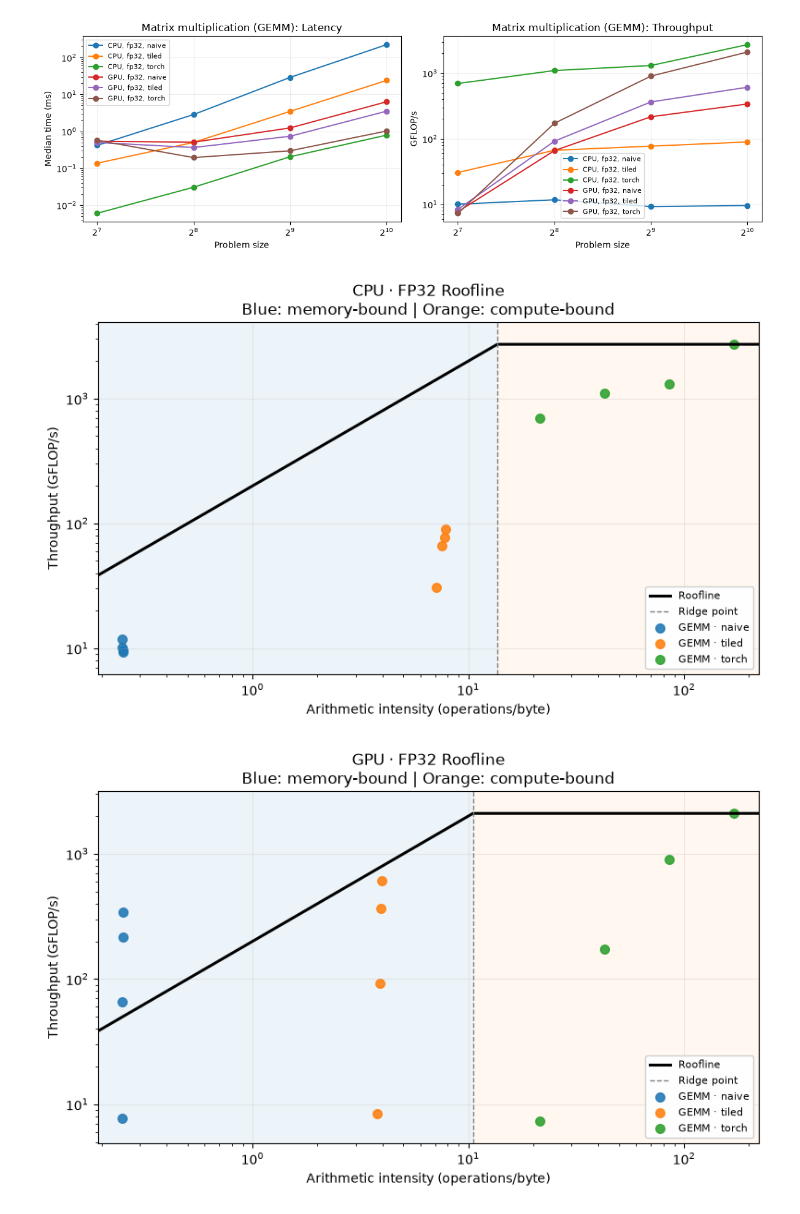
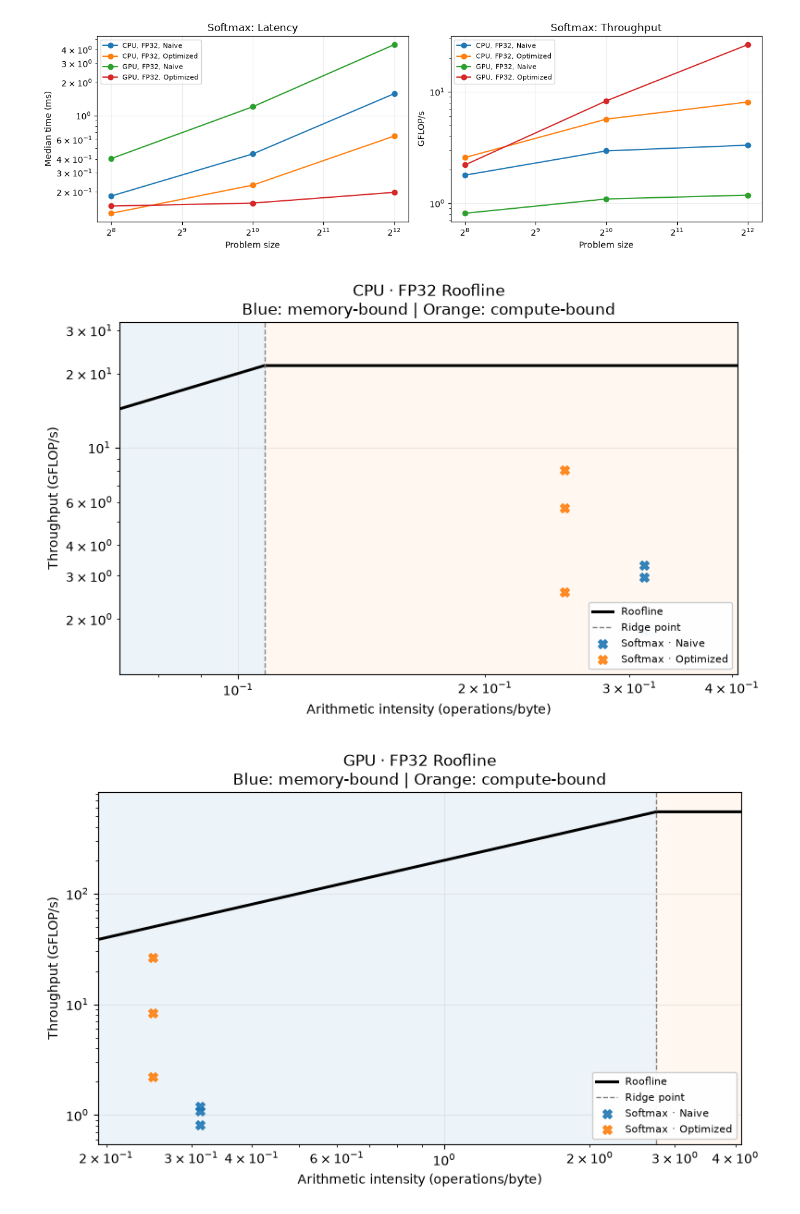
Before and after one commit to ahmedazhar2299/ml-kernel-roofline, a Jupyter notebook: notebooks/roofline_analysis.ipynb, the cells around one changed output. Saved outputs shown, nothing was run; the diff lists cells and outputs as text; code cells hidden in the pictures.

Commit message:
Add convolution softmax and layernorm benchmarks

```diff
--- a/notebooks/roofline_analysis.ipynb
+++ b/notebooks/roofline_analysis.ipynb
@@ -9,9 +9,14 @@ KERNEL_OPTIONS = {
     'add': 'Elementwise addition',
     'multiply': 'Elementwise multiplication',
     'fused_mul_add': 'Fused elementwise multiply-add',
+    'conv2d': '2D convolution',
+    'softmax': 'Softmax',
+    'layernorm': 'LayerNorm',
 }
-SELECTED_KERNELS = ['matmul']
-
+SELECTED_KERNELS = ['softmax']
+SHOW_PYTORCH = True  # Set True to include PyTorch reference measurements.
+SHOW_NAIVE = True
+SHOW_OPTIMIZED = True  # Set False to hide optimized custom kernels.
 unknown = set(SELECTED_KERNELS) - {'all'} - set(KERNEL_OPTIONS)
 if unknown:
     raise ValueError(f'Unknown kernel IDs: {sorted(unknown)}')
@@ -19,5 +24,6 @@ print('Available kernels:')
 for kernel_id, description in KERNEL_OPTIONS.items():
     selected = ' (selected)' if 'all' in SELECTED_KERNELS or kernel_id in SELECTED_KERNELS else ''
     print(f'  {kernel_id}: {description}{selected}')
+print(f'PyTorch: {SHOW_PYTORCH} | Naive: {SHOW_NAIVE} | Optimized: {SHOW_OPTIMIZED} | Precision: FP32')
 # %% [output]
 Available kernels:
@@ -32,19 +42,43 @@ import pandas as pd
 import matplotlib.pyplot as plt
 
 csv_path = Path('../results/optimization_comparison.csv')
-all_df = pd.read_csv(csv_path)
+source_df = pd.read_csv(csv_path)
+available_operations = set(source_df['operation'].unique())
+all_df = source_df.copy()
+if not SHOW_PYTORCH:
+    all_df = all_df[~all_df['variant'].isin(['torch', 'torch_eager'])].copy()
+if not SHOW_NAIVE:
+    all_df = all_df[all_df['variant'] != 'naive'].copy()
+if not SHOW_OPTIMIZED:
+    all_df = all_df[all_df['variant'] != 'optimized'].copy()
+if all_df.empty:
+    raise ValueError('No measurements remain. Enable at least one implementation group.')
 if 'all' in SELECTED_KERNELS:
-    selected = set(all_df['operation'].unique())
+    selected = available_operations
 else:
     selected = set(SELECTED_KERNELS)
 missing = selected - set(all_df['operation'].unique())
 if missing:
-    print(f'No measurements loaded for: {sorted(missing)}. Re-run run_benchmarks.py with those operation IDs and output to results/optimization_comparison.csv.')
+    print(
+        f'No measurements for {sorted(missing)}. '
+        f'Operations present in the CSV: {sorted(available_operations)}.'
+    )
 df = all_df[all_df['operation'].isin(selected)].copy()
 if df.empty:
-    raise ValueError('None of the selected kernels have measurements in the loaded CSV.')
+    raise ValueError('No measurements match the selected kernels and notebook settings.')
 display_df = df.copy()
 display_df['device'] = display_df['device'].replace({'mps': 'GPU'})
+
+# Roofline GEMM intensity uses compulsory tensor traffic: read A and B, write C.
+# Per-kernel modeled loads count cache reuse as DRAM traffic and can place valid
+# GPU results above the bandwidth roof. Keep the original metric for other plots.
+bytes_per_element = 4
+matmul_mask = df['operation'] == 'matmul'
+df['roofline_arithmetic_intensity'] = df['arithmetic_intensity']
+df.loc[matmul_mask, 'roofline_arithmetic_intensity'] = (
+    df.loc[matmul_mask, 'operations'] /
+    (3 * df.loc[matmul_mask, 'size'] ** 2 * bytes_per_element)
+)
 display_df.head()
 # %% [output]
 |  | operation | size | device | precision | variant | median_ms | operations | gflops | modeled_bytes | ... |
@@ -56,31 +90,31 @@ display_df.head()
 # %%
 # Latency and throughput versus problem size. Matmul size is N for NxN @ NxN;
 # elementwise size is the number of elements.
 kernel_names = {key: value for key, value in KERNEL_OPTIONS.items()}
 for operation, group in df.groupby('operation'):
     fig, axes = plt.subplots(1, 2, figsize=(12, 4))
     for (device, precision, variant), series in group.groupby(['device', 'precision', 'variant']):
         series = series.sort_values('size')
         device_name = 'GPU' if device == 'mps' else device.upper()
-        label = f'{device_name}, {precision}, {variant}'
+        variant_name = variant.title() if variant in {'naive', 'optimized'} else variant.replace('_', ' ').title()
+        label = f'{device_name}, {precision.upper()}, {variant_name}'
         axes[0].plot(series['size'], series['median_ms'], marker='o', label=label)
         axes[1].plot(series['size'], series['gflops'], marker='o', label=label)
     for ax, ylabel, title in [(axes[0], 'Median time (ms)', 'Latency'),
                               (axes[1], 'GFLOP/s', 'Throughput')]:
         ax.set_xscale('log', base=2)
         ax.set_yscale('log')
         ax.set_xlabel('Problem size')
         ax.set_ylabel(ylabel)
         ax.set_title(f'{kernel_names.get(operation, operation)}: {title}')
         ax.grid(True, which='major', alpha=.22)
         ax.legend(fontsize=8)
     plt.tight_layout()
     plt.show()
 # %% [output]
-[figure, old version]
+[figure, new version]
 # %%
-# Plot each device and precision separately. The custom comparisons share the
-# GPU with PyTorch, so each variant appears on the same axes.
+# Plot each selected device and precision separately.
 MEMORY_BANDWIDTH_GB_S = 200.0
 COMPUTE_PEAK_OVERRIDE_GFLOPS = {
     # Optional sourced overrides, e.g. ('GPU', 'fp32'): 10000.0
@@ -96,10 +130,10 @@ for (device, precision), group in df.groupby(['device', 'precision']):
     compute_roof = COMPUTE_PEAK_OVERRIDE_GFLOPS.get(
         (device_name, precision), measured_gemm_roof)
     knee = compute_roof / MEMORY_BANDWIDTH_GB_S
-    data_min = group['arithmetic_intensity'].min()
-    data_max = group['arithmetic_intensity'].max()
+    data_min = group['roofline_arithmetic_intensity'].min()
+    data_max = group['roofline_arithmetic_intensity'].max()
     x_min = min(data_min / 1.3, knee / 1.5)
-    x_max = data_max * 1.3
+    x_max = max(data_max * 1.3, knee * 1.5)  # Keep the ridge point and compute plateau in view.
     xs = pd.Series(sorted({x_min, knee, x_max}))
     roof = (MEMORY_BANDWIDTH_GB_S * xs).clip(upper=compute_roof)
 
@@ -113,13 +147,16 @@ for (device, precision), group in df.groupby(['device', 'precision']):
     ax.plot(xs, roof, color='black', linewidth=2.2, label='Roofline')
     ax.axvline(knee, color='gray', linestyle='--', linewidth=1, label='Ridge point')
 
-    markers = {'matmul': 'o', 'fused_mul_add': 's', 'add': '^', 'multiply': 'D'}
+    markers = {'matmul': 'o', 'fused_mul_add': 's', 'add': '^', 'multiply': 'D',
+               'conv2d': 'P', 'softmax': 'X', 'layernorm': 'v'}
     names = {'matmul': 'GEMM', 'fused_mul_add': 'Fused mul-add',
-             'add': 'Add', 'multiply': 'Multiply'}
+             'add': 'Add', 'multiply': 'Multiply', 'conv2d': 'Conv2D',
+             'softmax': 'Softmax', 'layernorm': 'LayerNorm'}
     for (operation, variant), points in group.groupby(['operation', 'variant']):
-        ax.scatter(points['arithmetic_intensity'], points['gflops'],
+        variant_name = variant.title() if variant in {'naive', 'optimized'} else variant.replace('_', ' ').title()
+        ax.scatter(points['roofline_arithmetic_intensity'], points['gflops'],
                    marker=markers[operation], s=48,
-                   label=f'{names[operation]} · {variant}', alpha=.88)
+                   label=f'{names[operation]} · {variant_name}', alpha=.88)
 
     ax.set_title(f'{device_name} · {precision.upper()} Roofline\nBlue: memory-bound | Orange: compute-bound')
     ax.set_xlabel('Arithmetic intensity (operations/byte)')
@@ -129,8 +166,8 @@ for (device, precision), group in df.groupby(['device', 'precision']):
     plt.tight_layout()
     plt.show()
 # %% [output]
-[figure, old version]
+[figure, new version]
-[figure, old version]
+[figure, new version]
 # %%
 # Plot the worst absolute error for each implementation across tested sizes.
 # Exact zeros are placed at a small positive floor so the log axis stays valid.
```
Also changed, not shown: parts of 4 cells of this notebook, 8 other files.
